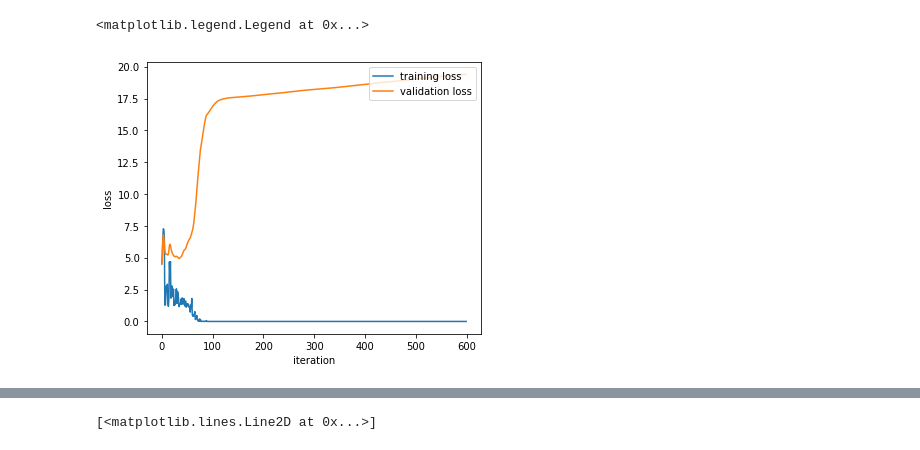
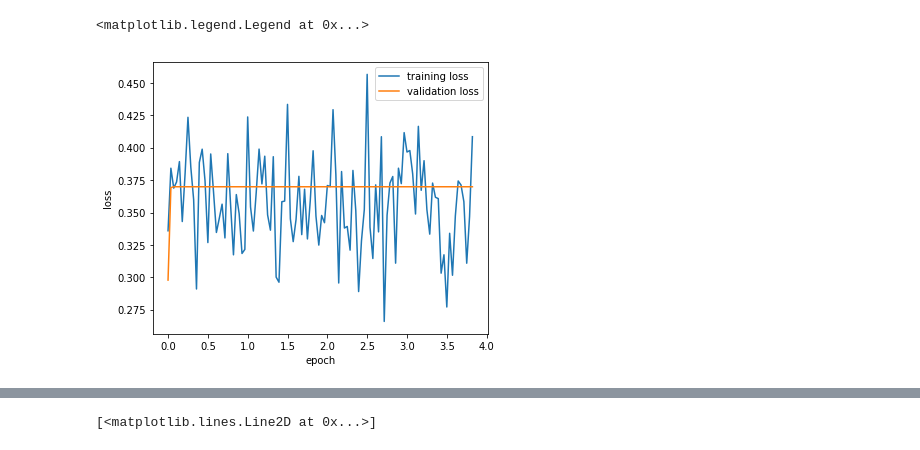
Before and after one commit to knmoriwaki/Asteroseismology, a Jupyter notebook: plot.ipynb, the cells around one changed output, grey strips where cells are left out. Drawn from its saved outputs; the diff is of its cells as text; code cells hidden in the pictures.

```diff
--- a/plot.ipynb
+++ b/plot.ipynb
@@ -10,19 +10,24 @@ xmax = 90
 # %%
 # loss function
 fname = f"{output_dir}/log.txt"
 data = np.loadtxt(fname)
 
 plt.figure(figsize=(6,5))
-plt.xlabel("iteration")
 plt.ylabel("loss")
 
-plt.plot(data[:,0], data[:,1], label="training loss")
-plt.plot(data[:,0], data[:,2], label="validation loss")
+#plt.xlabel("iteration")
+#plt.plot(data[:,0], data[:,2], label="training loss")
+#plt.plot(data[:,0], data[:,3], label="validation loss")
+
+plt.xlabel("epoch")
+plt.plot(data[:,1], data[:,2], label="training loss")
+plt.plot(data[:,1], data[:,3], label="validation loss")
+
 
 plt.legend(loc="upper right")
 # %% [output]
 <matplotlib.legend.Legend at 0x...>
-[figure, old version]
+[figure, new version]
 # %%
 # check validation result
 fname = f"{output_dir}/val.txt"
```
Also changed, not shown: parts of 4 cells of this notebook, 10 other files.
